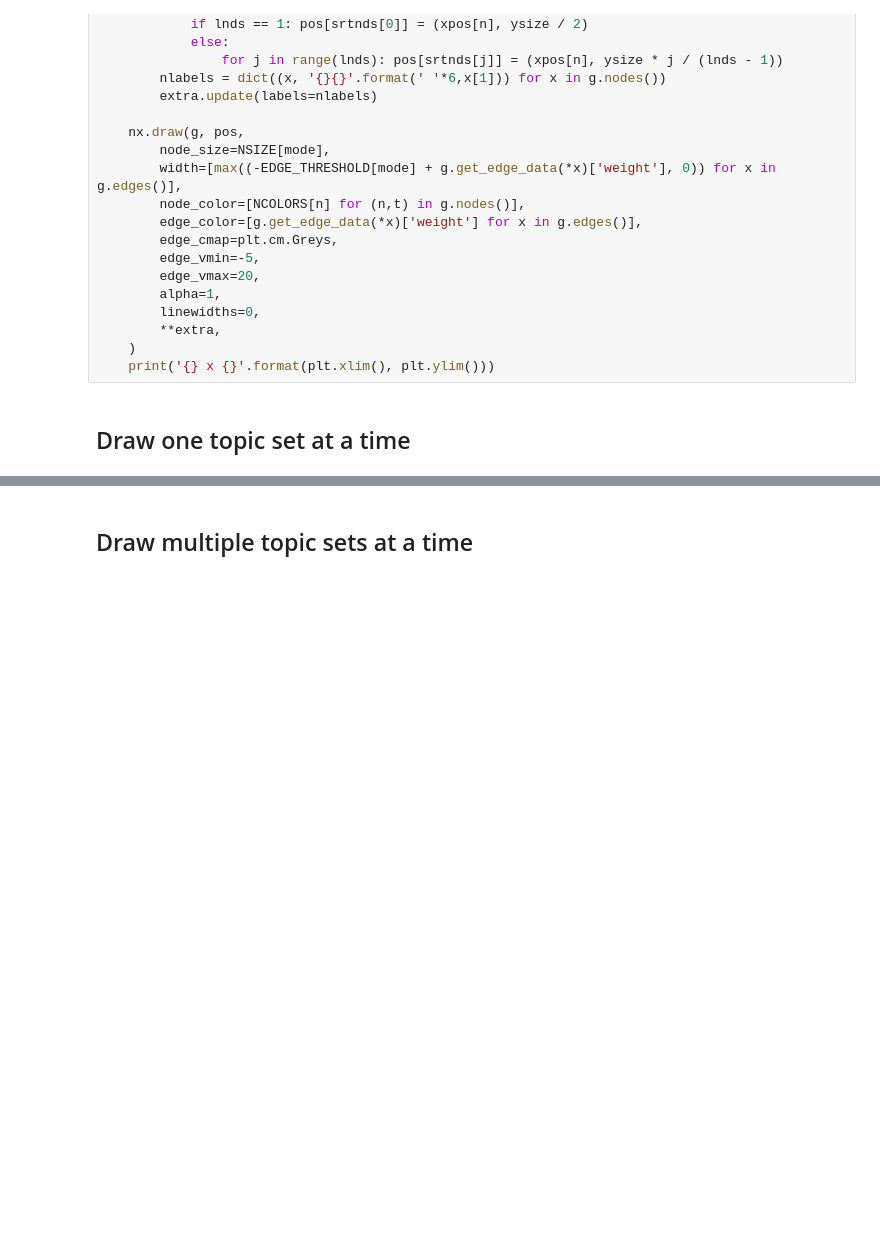
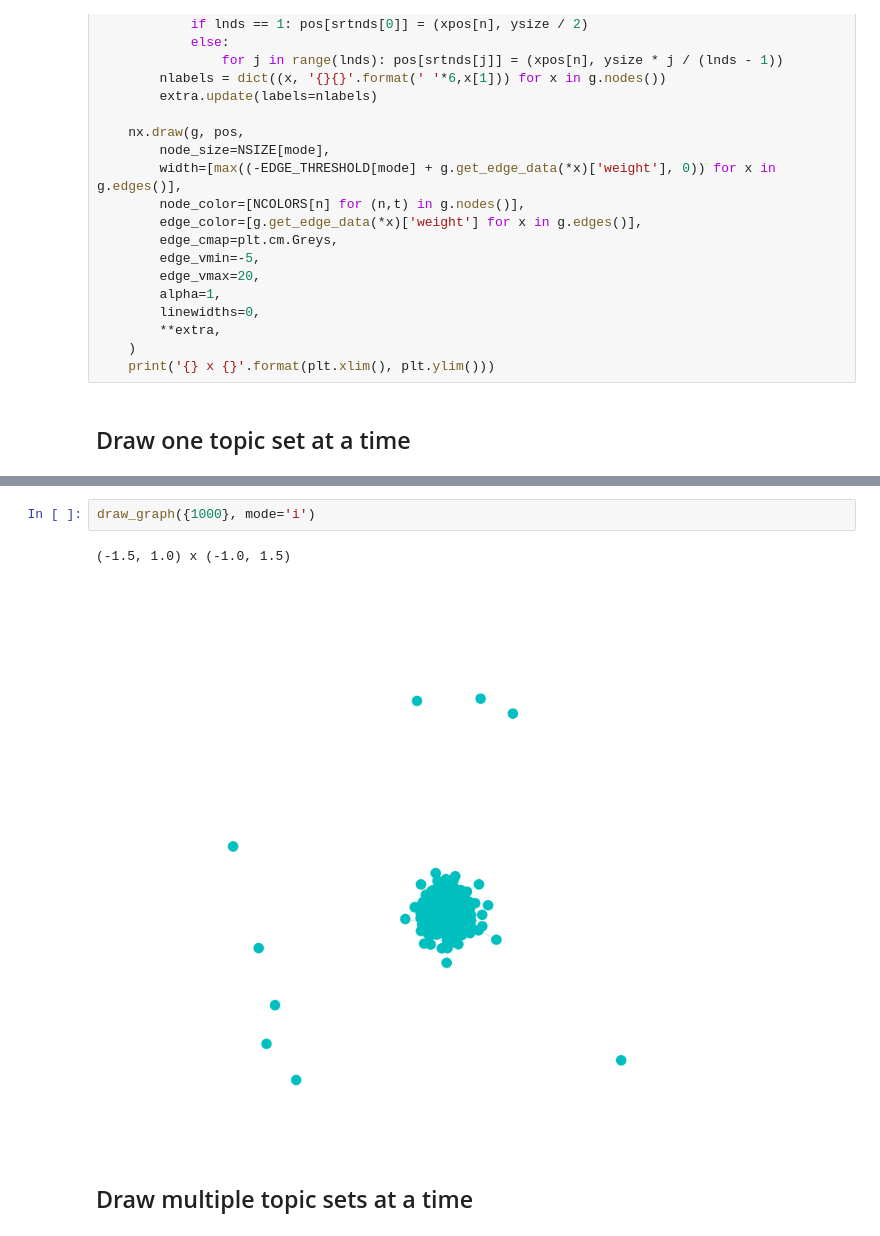
Before and after one commit to ETCBC/laf-fabric-nbs, a Jupyter notebook: topics/topic_viz.ipynb, the cells around one changed output, grey strips where cells are left out. Cells and saved outputs as stored; diff of their text form; blank space fills up the shorter version.

```diff
--- a/topics/topic_viz.ipynb
+++ b/topics/topic_viz.ipynb
@@ -488,3 +531,8 @@ draw_graph({80}, mode='i')
+# %%
+draw_graph({1000}, mode='i')
+# %% [output]
+(-1.5, 1.0) x (-1.0, 1.5)
+[figure, added]
 # %% [markdown]
 ## Draw multiple topic sets at a time
 # %%
```
Also changed, not shown: parts of 20 cells of this notebook, 15 other files.
